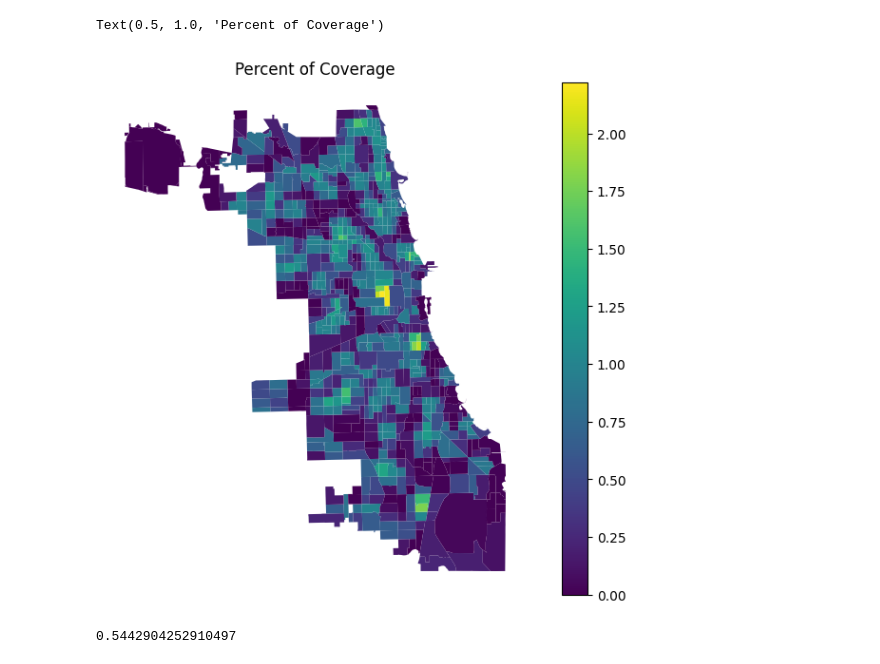
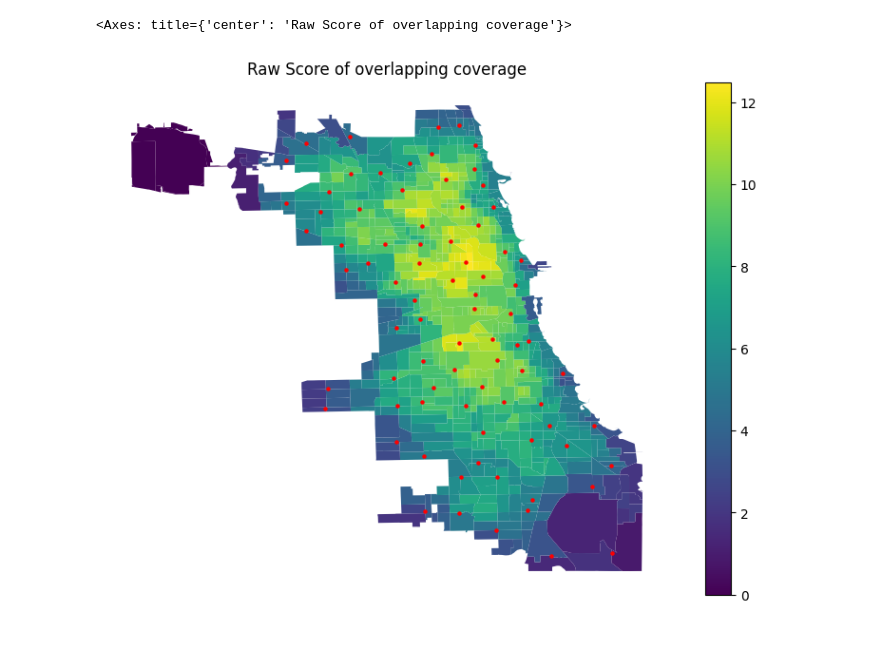
Before and after one commit to Rajvishah12/cpl_project, a Jupyter notebook: can-summer-2023/notebooks/cyclingCoverage.ipynb, the cells around one changed output. Drawn from its saved outputs; the diff is of its cells as text; code cells hidden in the pictures.

Commit message:
updated coverage notebooks

```diff
--- a/can-summer-2023/notebooks/cyclingCoverage.ipynb
+++ b/can-summer-2023/notebooks/cyclingCoverage.ipynb
@@ -23,3 +53,8 @@ censusTracts = pd.read_csv('../data/clean/population_demographics.csv')
+# %%
+branchCopy = branchInfo
+# %%
+branchCopy[['Latitude', 'Longitude']] = [ast.literal_eval(x)[:2] for x in branchCopy['LOCATION']]
+branchCopy = branchCopy.drop(columns='LOCATION')
 # %%
 #removing unecessary columns from branchInfo
 branchInfo = branchInfo.drop(columns = ['HOURS OF OPERATION', 'ADDRESS', 'CITY', 'STATE', 'ZIP', 'PHONE', 'WEBSITE','PERMANENTLY_CLOSED'])
@@ -138,0 +235,5 @@ censusTracts.sort_values(by = 'cycling score 5 min', ascending = False)
+# %%
+censusTracts['score norm'] = censusTracts['score']
+censusTracts.loc[censusTracts['score norm'] > 1, 'score norm'] = 1.0
+censusTracts['percent covered by at least one library'] = censusTracts['percent covered by at least one library'].fillna(0)
+censusTracts.sort_values(by = 'score', ascending = False)
@@ -138,0 +254,5 @@ censusTracts.sort_values(by = 'cycling score 5 min', ascending = False)
+# %%
+branchCopy = gpd.GeoDataFrame(
+     branchCopy, geometry=gpd.points_from_xy(branchCopy.Longitude, branchCopy.Latitude), crs="EPSG:3435")
+
+base = censusTracts.plot(color='white', edgecolor='red')
@@ -139,18 +261,15 @@ censusTracts.sort_values(by = 'cycling score 5 min', ascending = False)
 # %%
-ax = censusTracts.plot(column = 'cycling score 5 min', legend = True,
+ax = censusTracts.plot(column = 'score', legend = True,
                 figsize=(10,7),missing_kwds={
         "color": "lightgrey",
         "edgecolor": "red",
         "label": "Missing values",
     })
 
 
 ax.set_axis_off()
-ax.set_title("Percent of Coverage")
+ax.set_title("Raw Score of overlapping coverage")
+branchCopy.plot(ax=ax, marker='o', color='red', markersize=5, edgecolor='red')
 # %% [output]
-Text(0.5, 1.0, 'Percent of Coverage')
+<Axes: title={'center': 'Raw Score of overlapping coverage'}>
-[figure, old version]
+[figure, new version]
-# %%
-censusTracts['cycling score 5 min'].mean()
-# %% [output]
-0.5442904252910497
```
Also changed, not shown: parts of 19 cells of this notebook, 3 other files.
